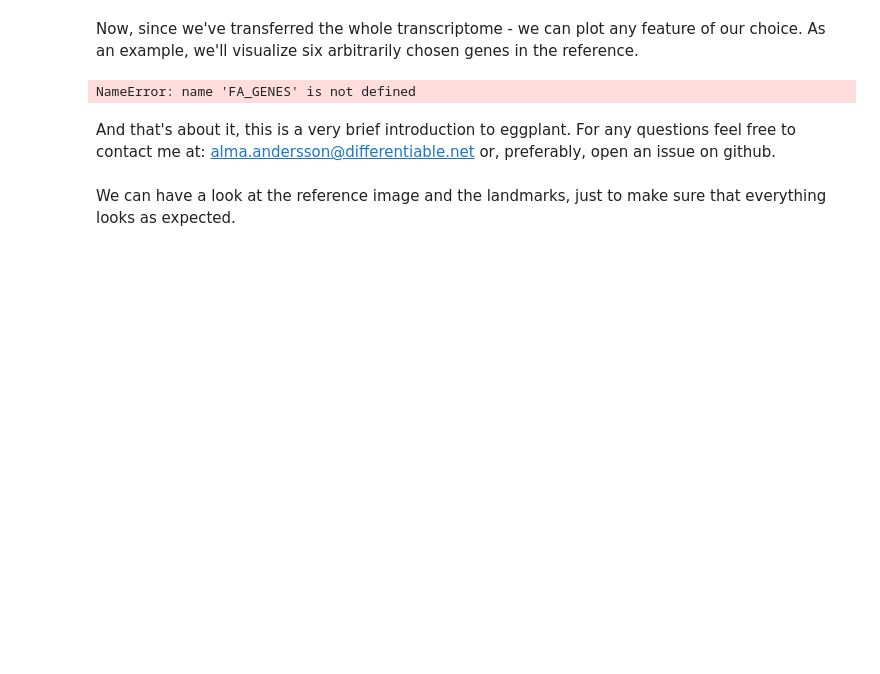
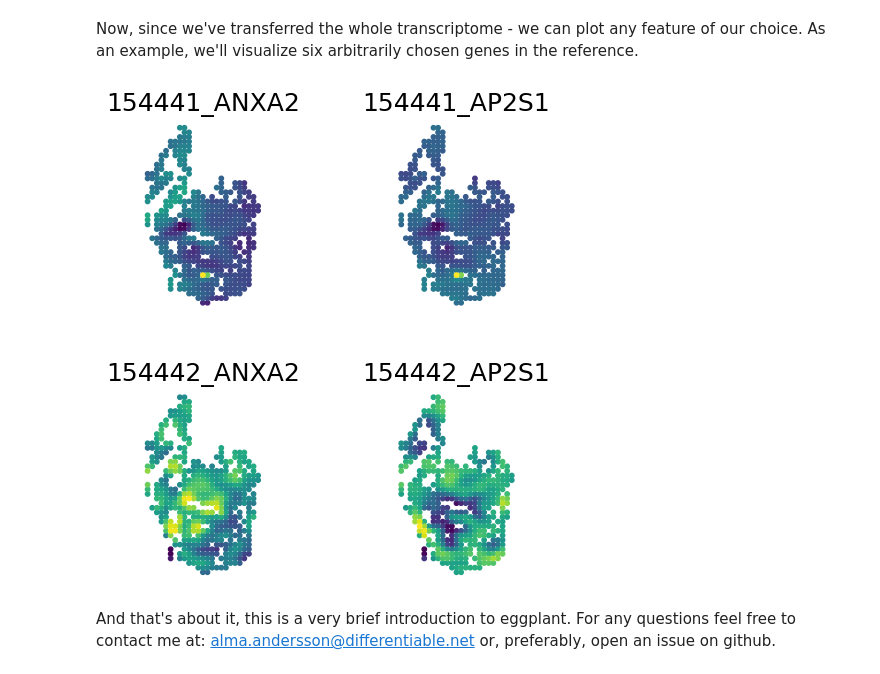
Before and after one commit to NBISweden/workshop-spatial, a Jupyter notebook: labs/10_ST_ISS_eggplant.ipynb, the cells around one changed output. Saved outputs shown, nothing was run; the diff lists cells and outputs as text; code cells hidden in the pictures; blank space fills up the shorter version.

```diff
--- a/labs/10_ST_ISS_eggplant.ipynb
+++ b/labs/10_ST_ISS_eggplant.ipynb
@@ -463,19 +494,19 @@ Now, since we've transferred the whole transcriptome - we can plot any feature o
 # %%
 fig,ax = eg.pl.visualize_transfer(
     reference = fa_ref ,
-    attributes = FA_GENES[0:10],
-    n_cols = len(FA_GENES[0:10]),
+    attributes = FA_GENES,
+    n_cols = len(FA_GENES),
     side_size = 3,
     quantile_scaling = False,
     flip_y = True,
     show_landmarks = False,
     marker_size = 10,
     include_colorbar = False,
     separate_colorbar = False,
     share_colorscale = False,
     fontsize = 18,
     colorbar_fontsize = 10,
     hspace = 0.4,
     return_figures = True )
 # %% [output]
-NameError: name 'FA_GENES' is not defined
+[figure, added]
@@ -492,2 +528,0 @@ dh_ref_lmk = pd.read_csv(osp.join("./sample1/1_landmarks.tsv"),
-# %% [markdown]
-We can have a look at the reference image and the landmarks, just to make sure that everything looks as expected.
```
Also changed, not shown: parts of 52 cells of this notebook.
